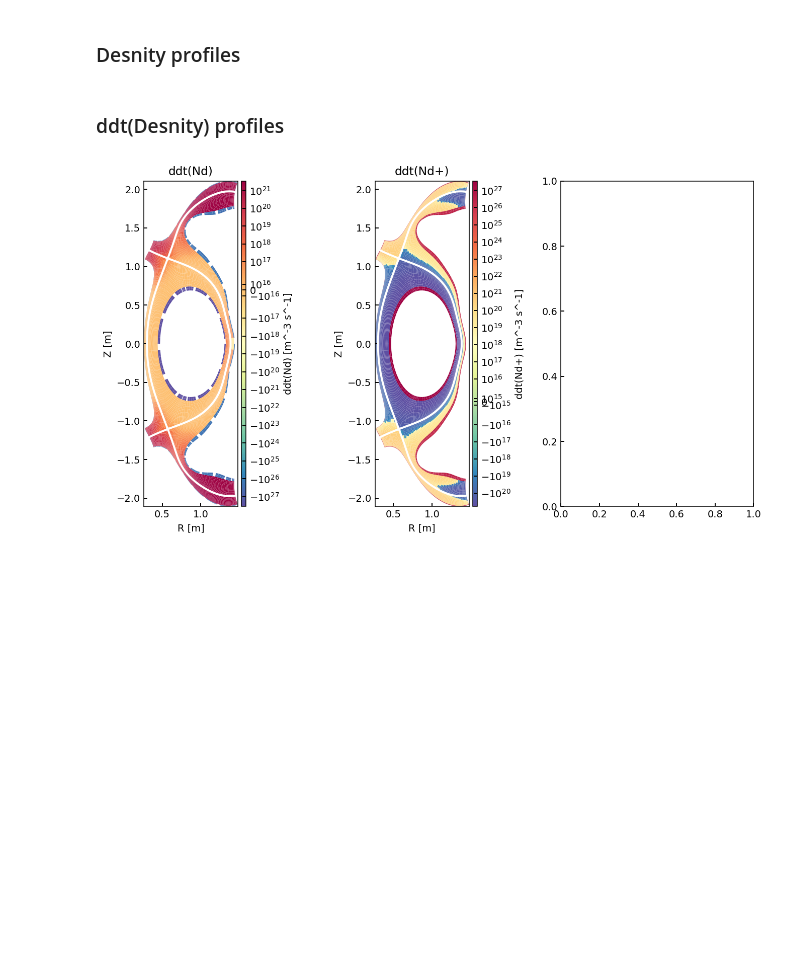
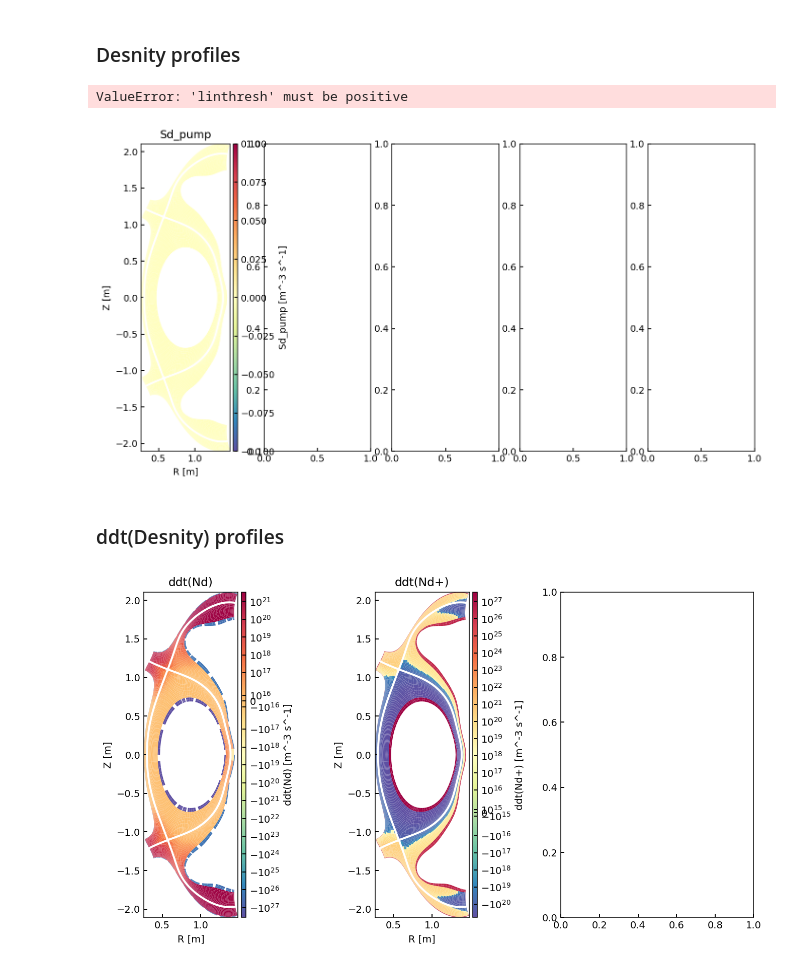
Before and after one commit to sun51027/hermes3-2dplots, a Jupyter notebook: plot_polygon.ipynb, the cells around one changed output. Saved outputs shown, nothing was run; the diff lists cells and outputs as text; code cells hidden in the pictures; blank space fills up the shorter version.

Commit message:
add plot solps function

```diff
--- a/plot_polygon.ipynb
+++ b/plot_polygon.ipynb
@@ -52,7 +52,8 @@ db = CaseDB(
 
 toload = [
     # dict(name="original", id="251007-2D-MASTU", unnormalise_geom = True, use_xhermes = True, squash = True)
-    dict(name="MAST-U", id="260212-sruntest_limieteroff", unnormalise_geom = True, use_xhermes = True, squash = True)
+    dict(name="wallRecyON_1e21", id="260213-cdn-46895-wallRecyON_1e21", unnormalise_geom = True, use_xhermes = True, squash = True),
+    dict(name="nowallpump_1e21", id="260207-cdn-46895-nowallpump_1e21", unnormalise_geom = True, use_xhermes = True, squash = False),
 
 ]
 cs = {}
@@ -91,6 +97,27 @@ ds["Nd"].bout.polygon(ax = ax[1], cmap = "Spectral_r", antialias = True, logscal
 ds["Nd+"].bout.polygon(ax = ax[2], cmap = "Spectral_r", antialias = True, logscale = True,)
 
 plt.tight_layout()
+# %%
+ds = cs["nowallpump_1e21-U"].ds.isel(t=-1)
+fig, ax = plt.subplots(1,5 , figsize=(12,6))
+
+## Check which values <0
+if ds["Sd_target_recycle"] < 0:
+    print(ds["Sd_target_recycle"])
+
+
+ds["Sd_pump"].bout.polygon(ax = ax[0], cmap = "Spectral_r", antialias = True)
+# ds["Ed_target_recycle"].bout.polygon(ax = ax[1], cmap = "Spectral_r", antialias = True,logscale = True)
+ds["Sd_target_recycle"].bout.polygon(ax = ax[2], cmap = "Spectral_r", antialias = True, logscale = True)
+ds["Sd_src"].bout.polygon(ax = ax[3], cmap = "Spectral_r", antialias = True,logscale = True)
+ds["Sd+_src"].bout.polygon(ax = ax[4], cmap = "Spectral_r", antialias = True)
+
+
+
+plt.tight_layout()
+# %% [output]
+ValueError: 'linthresh' must be positive
+[figure, added]
 # %% [markdown]
 ### ddt(Desnity) profiles
 # %%
```
Also changed, not shown: parts of 2 cells of this notebook, 7 other files.
